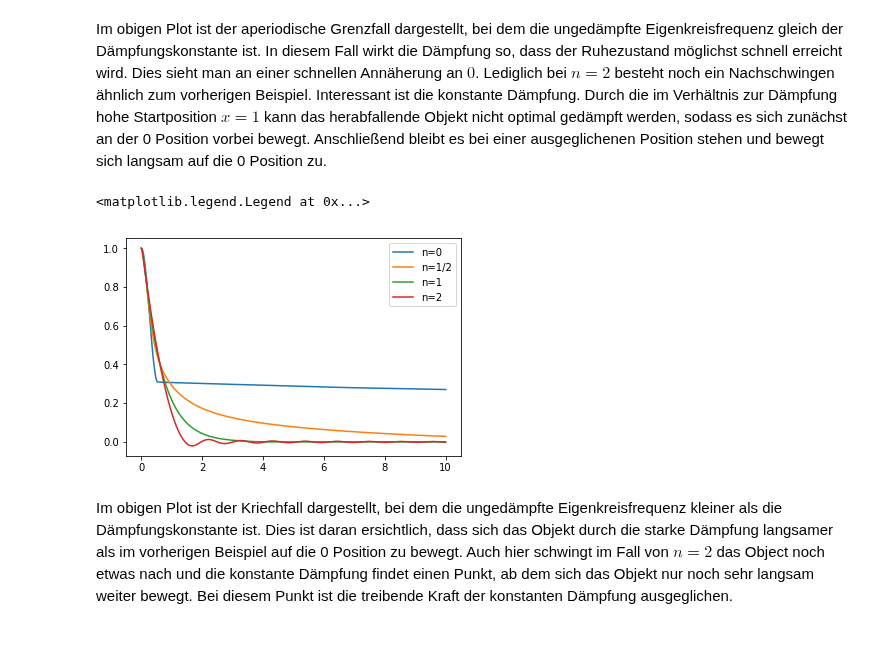
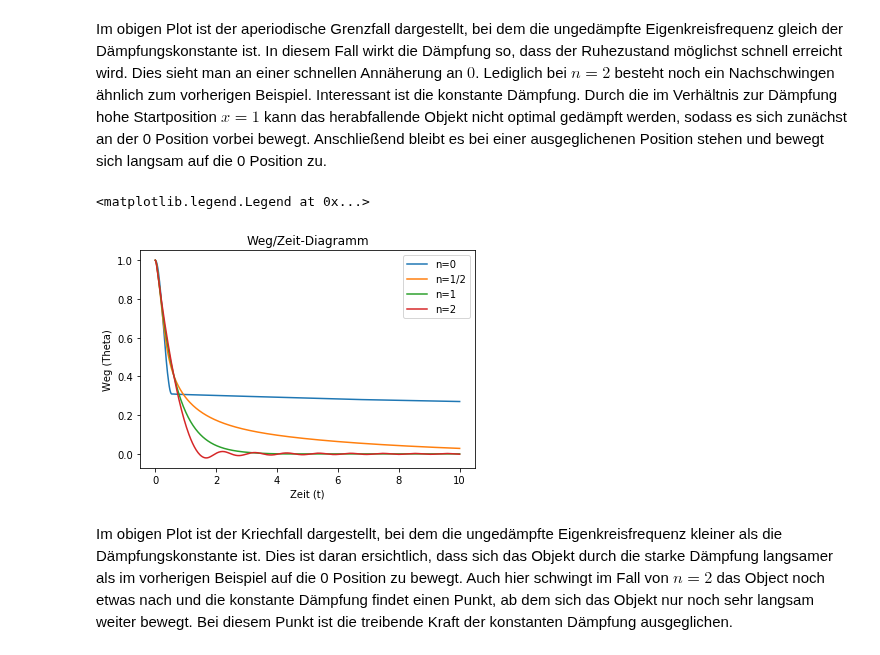
Before and after one commit to darenegade/modellbildung, a Jupyter notebook: Abgabe 3/Abgabe 3.ipynb, the cells around one changed output. Cells and saved outputs as stored; diff of their text form; code cells hidden in the pictures.

```diff
--- a/Abgabe 3/Abgabe 3.ipynb
+++ b/Abgabe 3/Abgabe 3.ipynb
@@ -129,30 +137,34 @@ Im obigen Plot ist der aperiodische Grenzfall dargestellt, bei dem die ungedämp
 # %%
 #Definiton von Konstanten für Kriechfall
 omega0 = 6
 gamma = 12
 
 #Lösung und Plot für n=(0, 1/2, 1, 2)
 
 n=0
 x = odeint(func=swing, y0=x0, t=t, atol=1e-1)
 plt.plot(t, x[:,0], label="n=0")
 
 n=1/2
 x = odeint(func=swing, y0=x0, t=t)
 plt.plot(t, x[:,0], label="n=1/2")
 
 n=1
 x = odeint(func=swing, y0=x0, t=t)
 plt.plot(t, x[:,0], label="n=1")
 
 n=2
 x = odeint(func=swing, y0=x0, t=t)
 plt.plot(t, x[:,0], label="n=2")
 
+# Plot Beschriftung
+plt.title('Weg/Zeit-Diagramm')
+plt.xlabel('Zeit (t)')
+plt.ylabel('Weg (Theta)')
 plt.legend()
 # %% [output]
 <matplotlib.legend.Legend at 0x...>
-[figure, old version]
+[figure, new version]
 # %% [markdown]
 Im obigen Plot ist der Kriechfall dargestellt, bei dem die ungedämpfte Eigenkreisfrequenz kleiner als die Dämpfungskonstante ist. Dies ist daran ersichtlich, dass sich das Objekt durch die starke Dämpfung langsamer als im vorherigen Beispiel auf die 0 Position zu bewegt. Auch hier schwingt im Fall von $n=2$ das Object noch etwas nach und die konstante Dämpfung findet einen Punkt, ab dem sich das Objekt nur noch sehr langsam weiter bewegt. Bei diesem Punkt ist die treibende Kraft der konstanten Dämpfung ausgeglichen.
 # %% [markdown]
```
Also changed, not shown: parts of 26 cells of this notebook, 18 other files.
